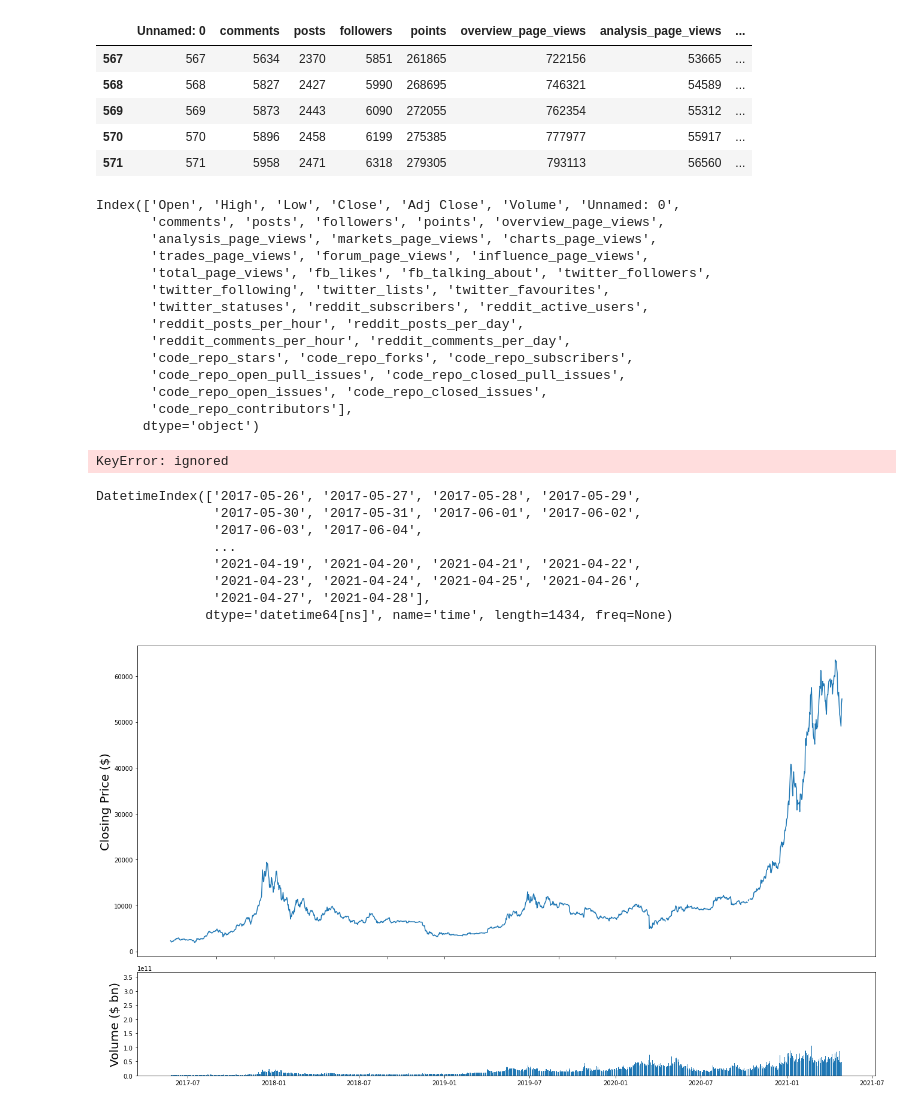
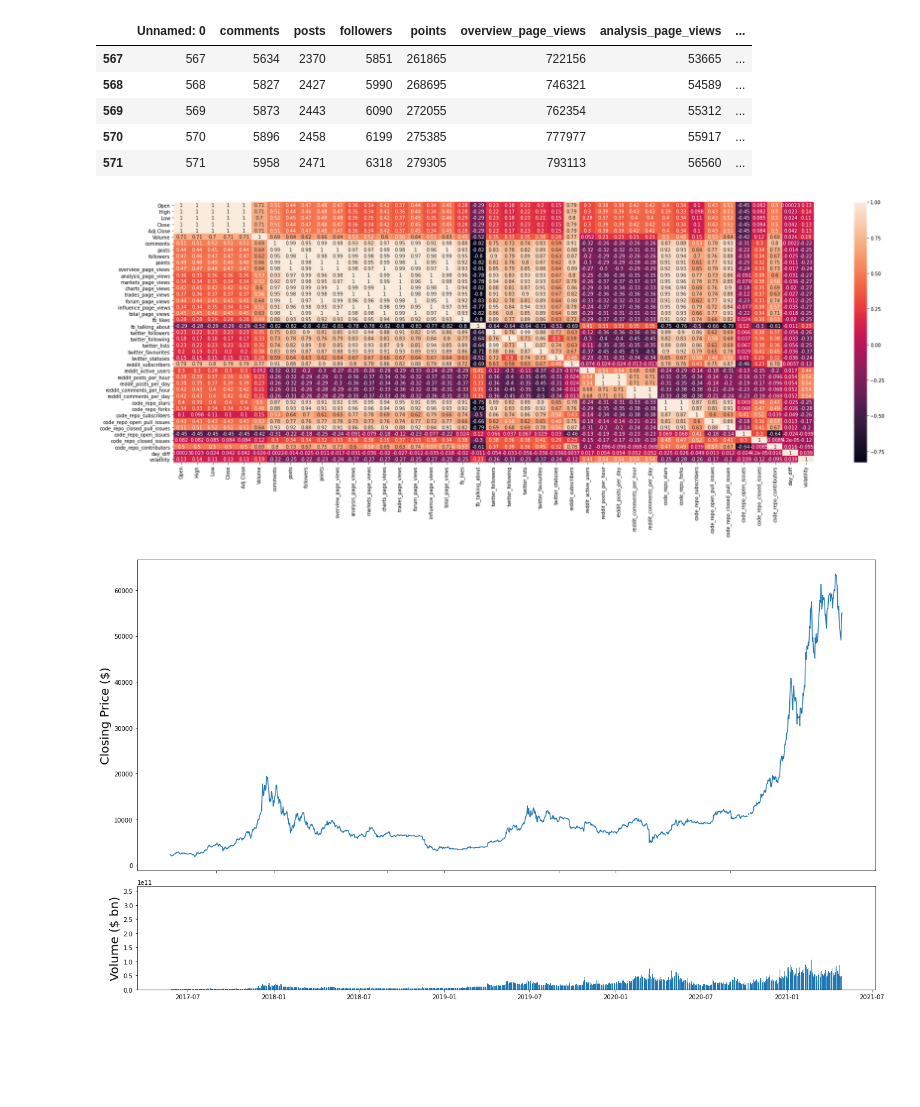
Before and after one commit to teoad95/Deep-learning-Cryptocurrency-price-prediction, a Jupyter notebook: BTC_price_prediction_with_social_media_data.ipynb, the cells around one changed output. Drawn from its saved outputs; the diff is of its cells as text; code cells hidden in the pictures; blank space fills up the shorter version.

Commit message:
Added correlation matrix

```diff
--- a/BTC_price_prediction_with_social_media_data.ipynb
+++ b/BTC_price_prediction_with_social_media_data.ipynb
@@ -47,41 +45,15 @@ market_info = market_info[(market_info['Date'] >= '2017-05-26') & (market_info['
 market_info = market_info[market_info['Date'].notnull() == True].set_index('Date')
 social_media_info = social_media_info[social_media_info['time'].notnull() == True].set_index('time')
 dataset = market_info.join(social_media_info, how='right')
-# %%
-dataset.columns
-# %% [output]
-Index(['Open', 'High', 'Low', 'Close', 'Adj Close', 'Volume', 'Unnamed: 0',
-       'comments', 'posts', 'followers', 'points', 'overview_page_views',
-       'analysis_page_views', 'markets_page_views', 'charts_page_views',
-       'trades_page_views', 'forum_page_views', 'influence_page_views',
-       'total_page_views', 'fb_likes', 'fb_talking_about', 'twitter_followers',
-       'twitter_following', 'twitter_lists', 'twitter_favourites',
-       'twitter_statuses', 'reddit_subscribers', 'reddit_active_users',
-       'reddit_posts_per_hour', 'reddit_posts_per_day',
-       'reddit_comments_per_hour', 'reddit_comments_per_day',
-       'code_repo_stars', 'code_repo_forks', 'code_repo_subscribers',
-       'code_repo_open_pull_issues', 'code_repo_closed_pull_issues',
-       'code_repo_open_issues', 'code_repo_closed_issues',
-       'code_repo_contributors'],
-      dtype='object')
-# %%
-dataset['time']
-# %% [output]
-KeyError: ignored
 # %%
 dataset = dataset.loc[:, ~dataset.columns.str.contains('^Unnamed')]
-# %%
-# .index indicates the 'time' column
-dataset.index
-# %% [output]
-DatetimeIndex(['2017-05-26', '2017-05-27', '2017-05-28', '2017-05-29',
-               '2017-05-30', '2017-05-31', '2017-06-01', '2017-06-02',
-               '2017-06-03', '2017-06-04',
-               ...
-               '2021-04-19', '2021-04-20', '2021-04-21', '2021-04-22',
-               '2021-04-23', '2021-04-24', '2021-04-25', '2021-04-26',
-               '2021-04-27', '2021-04-28'],
-              dtype='datetime64[ns]', name='time', length=1434, freq=None)
+# %%
+corrMatrix = dataset.corr()
+plt.figure(figsize=(30,10))
+sns.heatmap(corrMatrix, annot=True)
+plt.show()
+# %% [output]
+[figure, added]
 # %%
 fig, (ax1, ax2) = plt.subplots(2,1, gridspec_kw = {'height_ratios':[3, 1]})
 #ax1.set_yscale('log')
```
Also changed, not shown: parts of 10 cells of this notebook.
